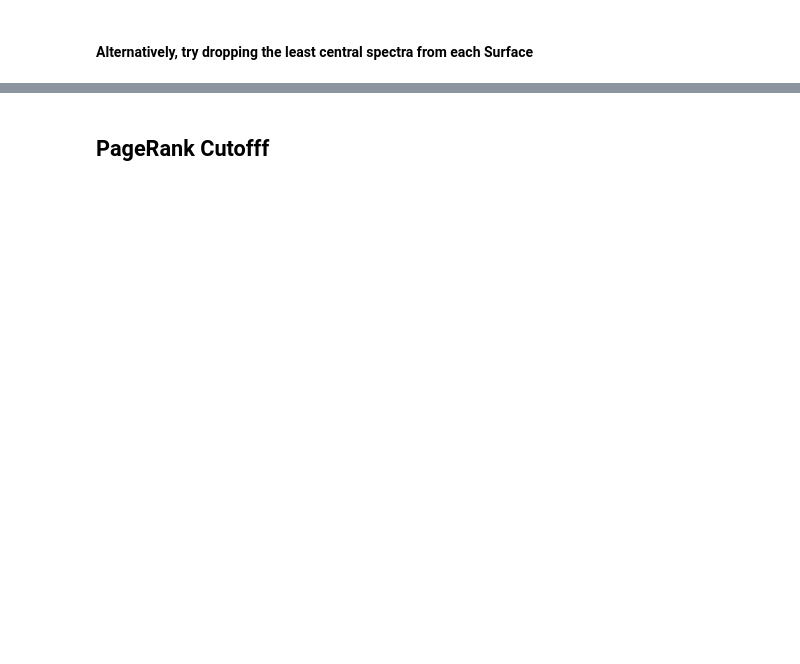
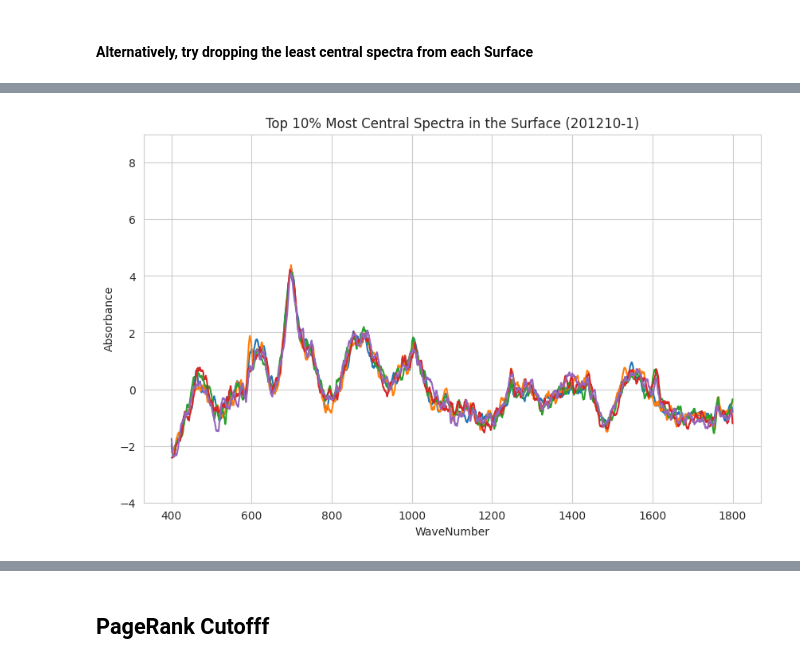
Before and after one commit to Spuced/Final_Year_Project_Github_Clone, a Jupyter notebook: GroupKFold_graph_database/Stan_Gaussian_Kernel._Outlier_Detection_Not_Scaled.ipynb, the cells around one changed output, grey strips where cells are left out. Cells and saved outputs as stored; diff of their text form; code cells hidden in the pictures; blank space fills up the shorter version.

Commit message:
Median Surface rerun

```diff
--- a/GroupKFold_graph_database/Stan_Gaussian_Kernel._Outlier_Detection_Not_Scaled.ipynb
+++ b/GroupKFold_graph_database/Stan_Gaussian_Kernel._Outlier_Detection_Not_Scaled.ipynb
@@ -530,6 +530,11 @@ aggregated_df
 # Step 1: Calculate the 50th percentile of SurfacePageRankRank for each SurID
 median_ranks = df.groupby('SurID')['SurfacePageRankRank'].transform(lambda x: x.quantile(0.8))
 
+# Visualisation cutoffs
+top_ten = df.groupby('SurID')['SurfacePageRankRank'].transform(lambda x: x.quantile(0.1))
+bottom_ten = df.groupby('SurID')['SurfacePageRankRank'].transform(lambda x: x.quantile(0.9))
+
 # Step 2: Keep only the rows with SurfacePageRankRank >= to its group's median
 filtered_df = df[df['SurfacePageRankRank'] <= median_ranks]
-opposite_df = df[df['SurfacePageRankRank'] >= median_ranks]
+top_df = df[df['SurfacePageRankRank'] <= top_ten]
+bottom_df = df[df['SurfacePageRankRank'] >= bottom_ten]
@@ -548,0 +557,20 @@ sns.lineplot(data=opp_sample, x='WaveNumber', y='Absorbance', hue='SpecID', erro
+# %%
+surface = "201210-1"
+# %%
+sns.set_style("whitegrid")
+# %%
+fil_sample = top_df[top_df['SurID'] == surface]
+opp_sample = bottom_df[bottom_df['SurID'] == surface]
+# %%
+# Set the size of the plot
+plt.figure(figsize=(10, 6))
+
+# Create the line plot
+sns.lineplot(data=fil_sample, x='WaveNumber', y='Absorbance', hue='SpecID', errorbar=('ci', False), legend=False)
+
+# Display the plot
+plt.title('Top 10% Most Central Spectra in the Surface (201210-1)')
+plt.ylim(-4, 9)
+plt.show()
+# %% [output]
+[figure, added]
```
Also changed, not shown: parts of 21 cells of this notebook, 1 other file.
